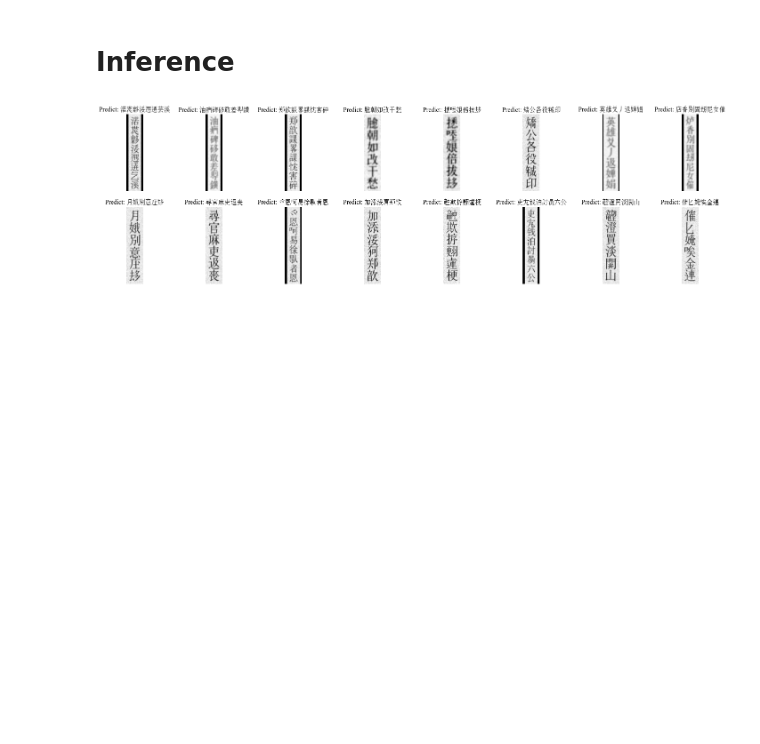
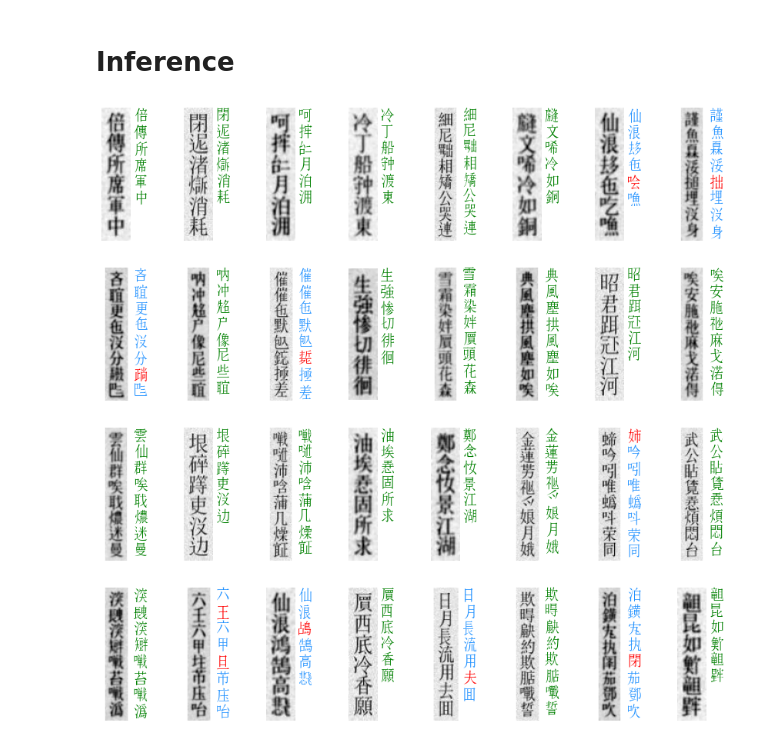
Before and after one commit to ds4v/NomNaOCR, a Jupyter notebook: Text recognition/CRNN/CRNN.ipynb, the cells around one changed output. Saved outputs shown, nothing was run; the diff lists cells and outputs as text; code cells hidden in the pictures; blank space fills up the shorter version.

```diff
--- a/Text recognition/CRNN/CRNN.ipynb
+++ b/Text recognition/CRNN/CRNN.ipynb
@@ -447,28 +501,12 @@ def decode_batch_predictions(preds):
         result = tf.strings.reduce_join(num_to_char(result))
         output_text.append(result.numpy().decode('utf-8'))
     return output_text
-# %%
-plt.figure(figsize=(25, 7))
-for batch in test_ds.take(1):
-    batch_images, batch_labels = batch['image'], batch['label']
-    preds = pred_model.predict(batch_images)
-    pred_texts = decode_batch_predictions(preds)
-
-    original_texts = []
-    for label in batch_labels:
-        label = tf.strings.reduce_join(num_to_char(label))
-        original_texts.append(label.numpy().decode('utf-8'))
-
-    for i in range(min(NROWS * NCOLS, BATCH_SIZE)):
-        plt.subplot(NROWS, NCOLS, i + 1)
-        img = (batch_images[i] * 255.0).numpy().astype(np.uint8)
-
-        plt.imshow(img[:, :, 0], cmap='gray')
-        plt.title(
-            f'Predict: {pred_texts[i]}',
-            fontproperties = font,
-            fontsize = 14
-        )
-        plt.axis('off')
-# %% [output]
-[figure, removed]
+# %%
+for batch in test_tf_dataset.take(2):
+    batch_images, batch_labels = batch['image'], batch['label']
+    preds = prediction_model.predict(batch_images)
+    pred_texts = decode_batch_predictions(preds)
+    visualize_batch(batch_images, batch_labels, pred_texts)
+# %% [output]
+[figure, added]
+[figure, added]
```
Also changed, not shown: parts of 21 cells of this notebook, 1 other file.
